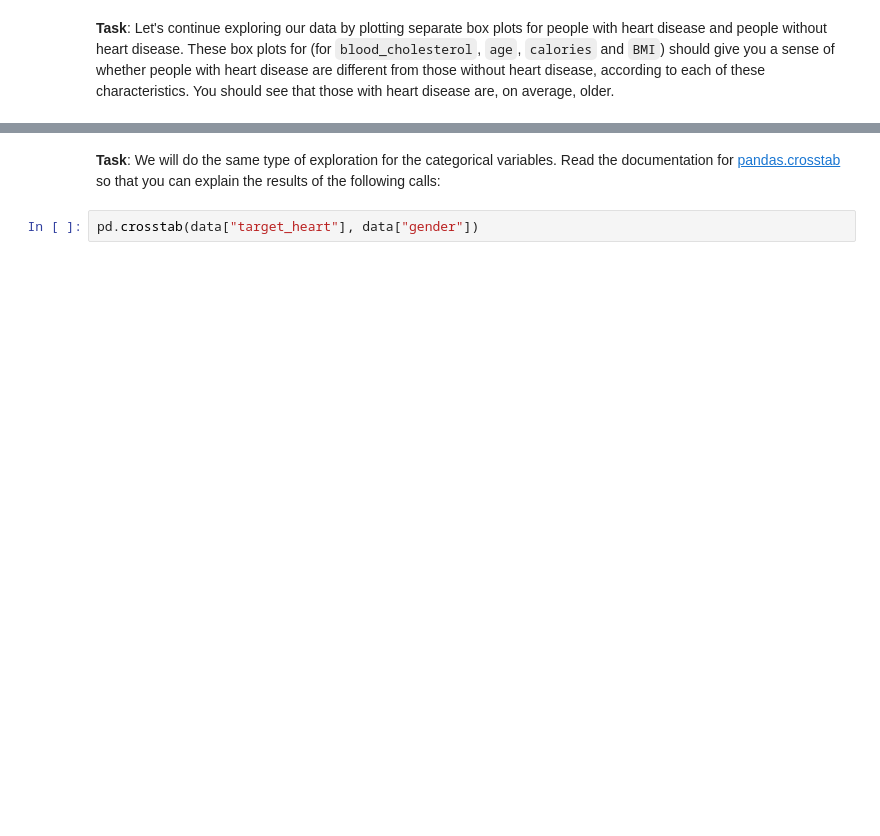
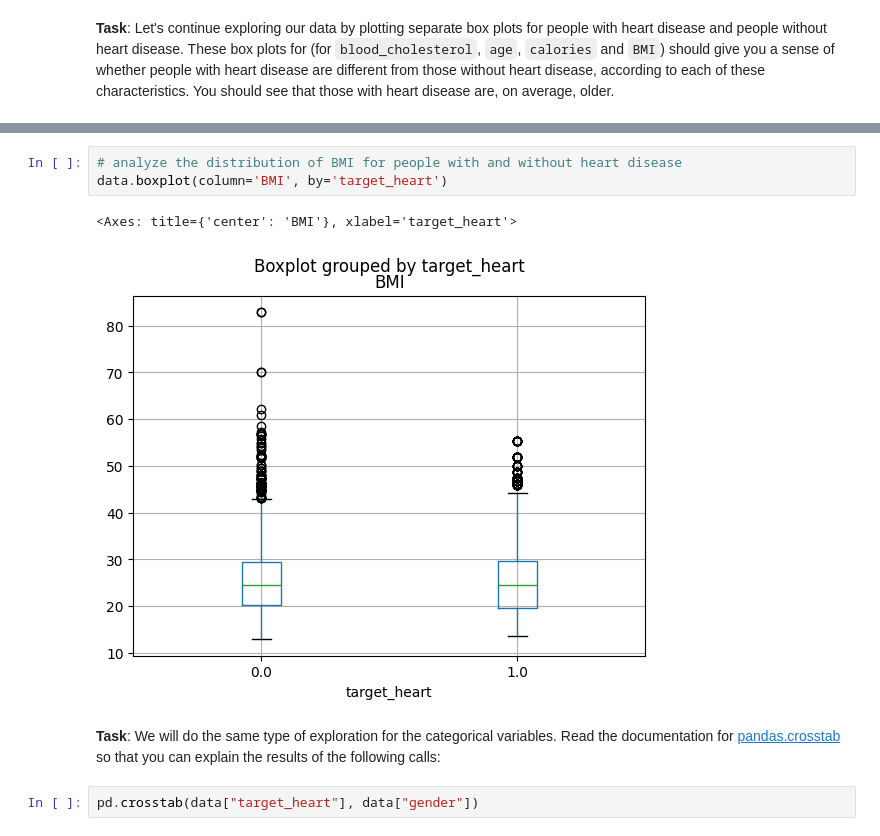
Before and after one commit to hhcgoodluck/CSC311-Introduction-to-Machine-Learning, a Jupyter notebook: lab02.ipynb, the cells around one changed output, grey strips where cells are left out. Cells and saved outputs as stored; diff of their text form; blank space fills up the shorter version.

```diff
--- a/lab02.ipynb
+++ b/lab02.ipynb
@@ -319,3 +359,9 @@ data.boxplot(column='blood_cholesterol', by='target_heart')
+# %%
+# analyze the distribution of BMI for people with and without heart disease
+data.boxplot(column='BMI', by='target_heart')
+# %% [output]
+<Axes: title={'center': 'BMI'}, xlabel='target_heart'>
+[figure, added]
 # %% [markdown]
 **Task**: We will do the same type of exploration for the categorical
 variables. Read the documentation for
```
Also changed, not shown: parts of 12 cells of this notebook.
